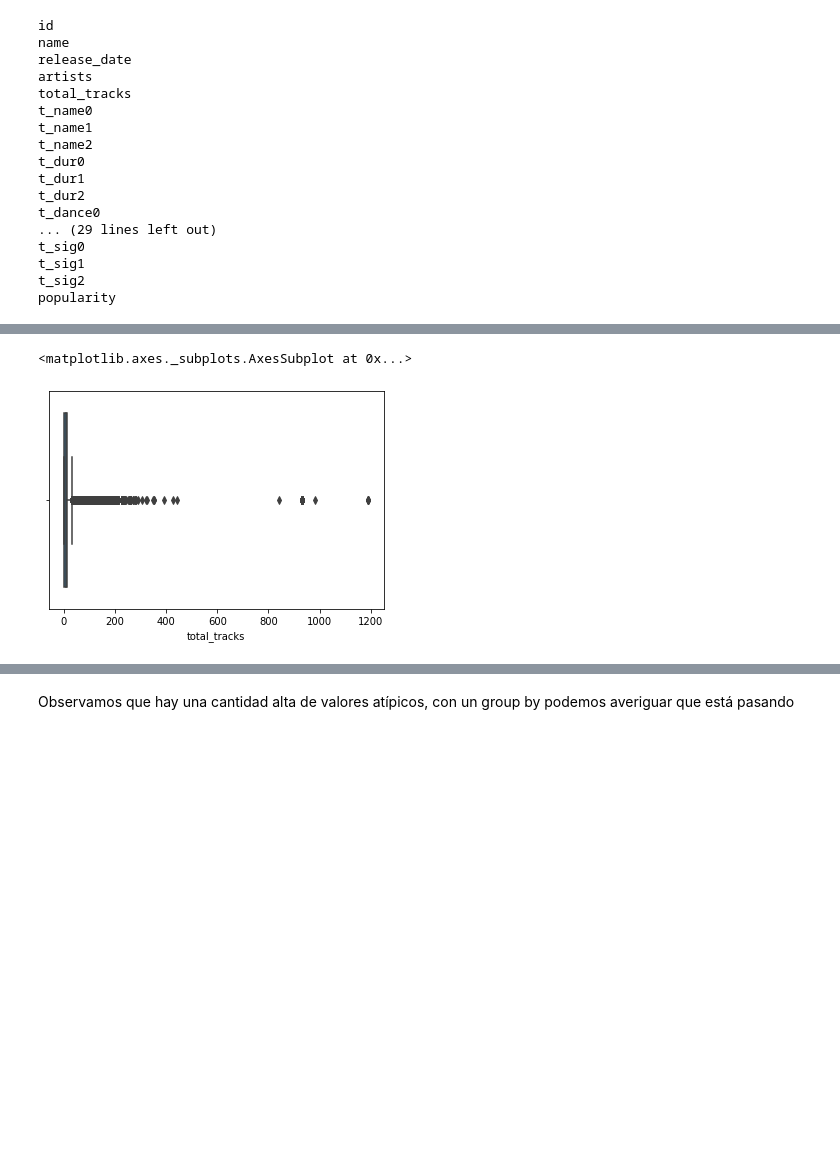
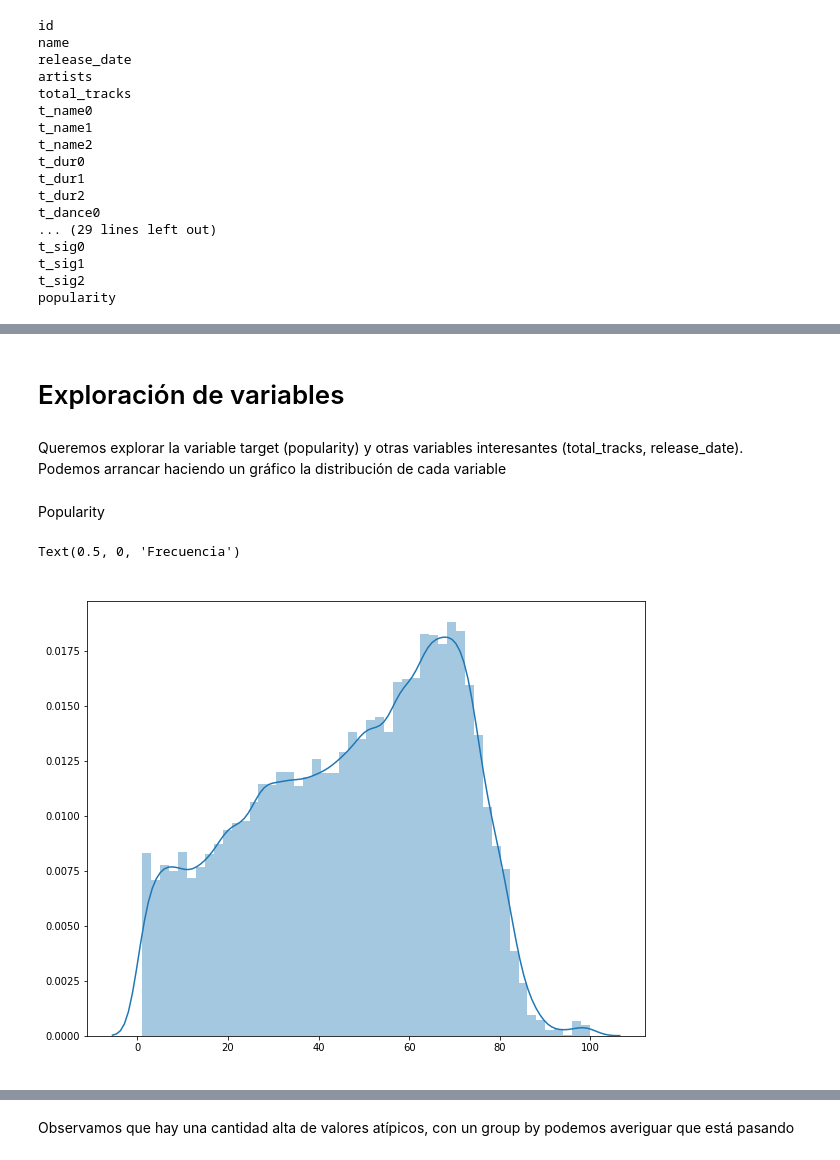
Before and after one commit to santy-gegenschatz/Entregables-Coder-Data-Science, a Jupyter notebook: Entregable8/analisis-univariado-gegenschatz.ipynb, the cells around one changed output, grey strips where cells are left out. Saved outputs shown, nothing was run; the diff lists cells and outputs as text; code cells hidden in the pictures; blank space fills up the shorter version.

```diff
--- a/Entregable8/analisis-univariado-gegenschatz.ipynb
+++ b/Entregable8/analisis-univariado-gegenschatz.ipynb
@@ -86,5 +73,15 @@ popularity
-# %%
-sns.boxplot(x = df['total_tracks'])
-# %% [output]
-<matplotlib.axes._subplots.AxesSubplot at 0x...>
-[figure, removed]
+# %% [markdown]
+# Exploración de variables
+# %% [markdown]
+Queremos explorar la variable target (popularity) y otras variables interesantes (total_tracks, release_date).
+Podemos arrancar haciendo un gráfico la distribución de cada variable
+# %% [markdown]
+Popularity
+# %%
+plt.figure(figsize = (10, 8))
+fig1 = sns.distplot(df['popularity'], hist = True, axlabel = True, label = 'Distribución de la popularidad en el dataset')
+fig1.set_title(label = "Hola", color = 'white')
+fig1.set_xlabel(xlabel = "Frecuencia", color = "white")
+# %% [output]
+Text(0.5, 0, 'Frecuencia')
+[figure, added]
```
Also changed, not shown: parts of 8 cells of this notebook.
